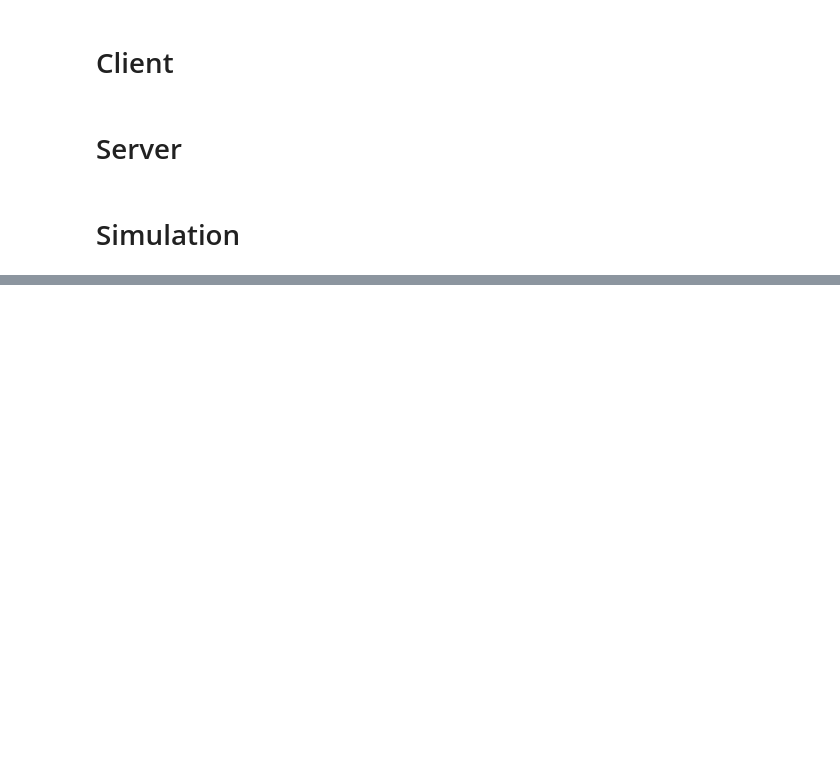
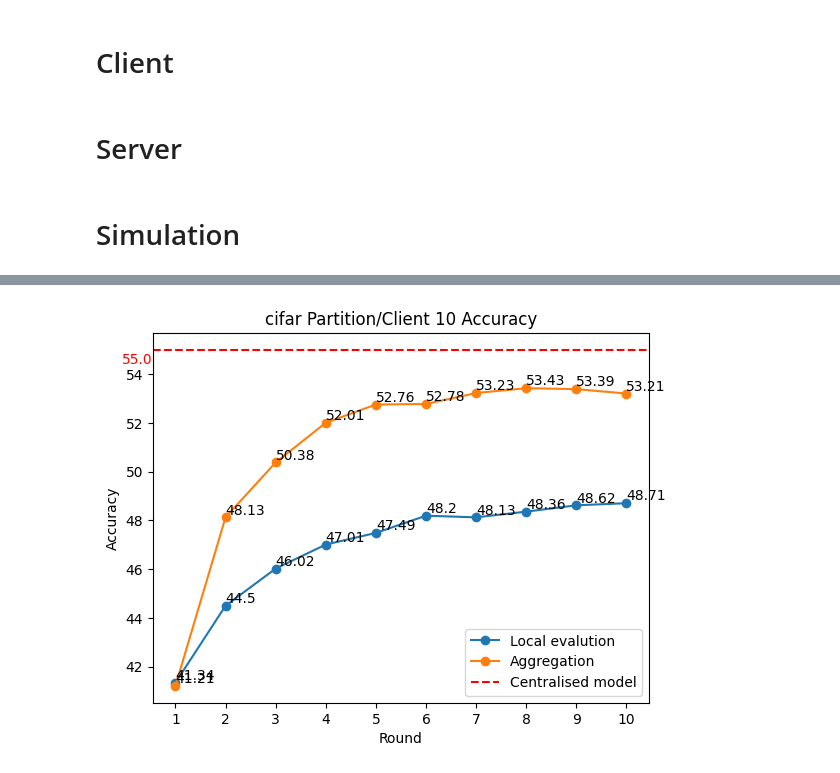
Before and after one commit to LCP2022/FL2023, a Jupyter notebook: CIFAR/RNN_CIFAR_TENSORFLOW_Test_Same_Validation .ipynb, the cells around one changed output, grey strips where cells are left out. Saved outputs shown, nothing was run; the diff lists cells and outputs as text; code cells hidden in the pictures; blank space fills up the shorter version.

```diff
--- a/CIFAR/RNN_CIFAR_TENSORFLOW_Test_Same_Validation .ipynb
+++ b/CIFAR/RNN_CIFAR_TENSORFLOW_Test_Same_Validation .ipynb
@@ -100,7 +95,7 @@ def split_intoPartition(data, num_partitions):
     partitions = [data[i * partition_size:(i + 1) * partition_size] for i in range(num_partitions)]
     return partitions
 # %%
-NumOfPartition = 10
+NumOfPartition = 8
 train_image_part = split_intoPartition(Train_images_n,NumOfPartition)
 train_label_part = split_intoPartition(Train_label,NumOfPartition)
 # %%
@@ -222,7 +217,7 @@ def fit_config(server_round: int):
     config = {
         "batch_size": 32,
         "current_round": server_round,
-        "local_epochs": 10,
+        "local_epochs": 13,
     }
     return config
 
@@ -361,19 +359,23 @@ global evalution :[36.32]
 # %%
 #plt.plot(iteration,Train_acc_result,marker='o',label="Train")
-plt.title(f"MNIST Partition/Client {NumOfPartition} Accuracy")
+plt.title(f"cifar Partition/Client {NumOfPartition} Accuracy")
 plt.plot(iteration,Val_acc_result,marker='o',label="Local evalution")
 plt.plot(iteration,Test_acc_result,marker='o',label="Aggregation")
-plt.legend()
 plt.xlabel("Round")
 plt.ylabel("Accuracy")
 plt.xticks(iteration)
 
 for i, j in zip(iteration, Val_acc_result):
     plt.text(i, j,f"{round(j,2)}", ha='left', va='bottom')
 for i, j in zip(iteration, Test_acc_result):
     plt.text(i, j,f"{round(j,2)}", ha='left', va='bottom')
 
-
+average_value= 55.00
+plt.axhline(y=average_value, color='r', linestyle='--', label='Centralised model')
+plt.gca().text(0, average_value/60, f"{average_value}", transform=plt.gca().transAxes, ha='right',color='r',)
 
 #plt.savefig(f"MNIST_Partition_Client_{NumOfPartition}_Accuracy.png")
+plt.legend()
 plt.show()
+# %% [output]
+[figure, added]
```
Also changed, not shown: parts of 4 cells of this notebook.
